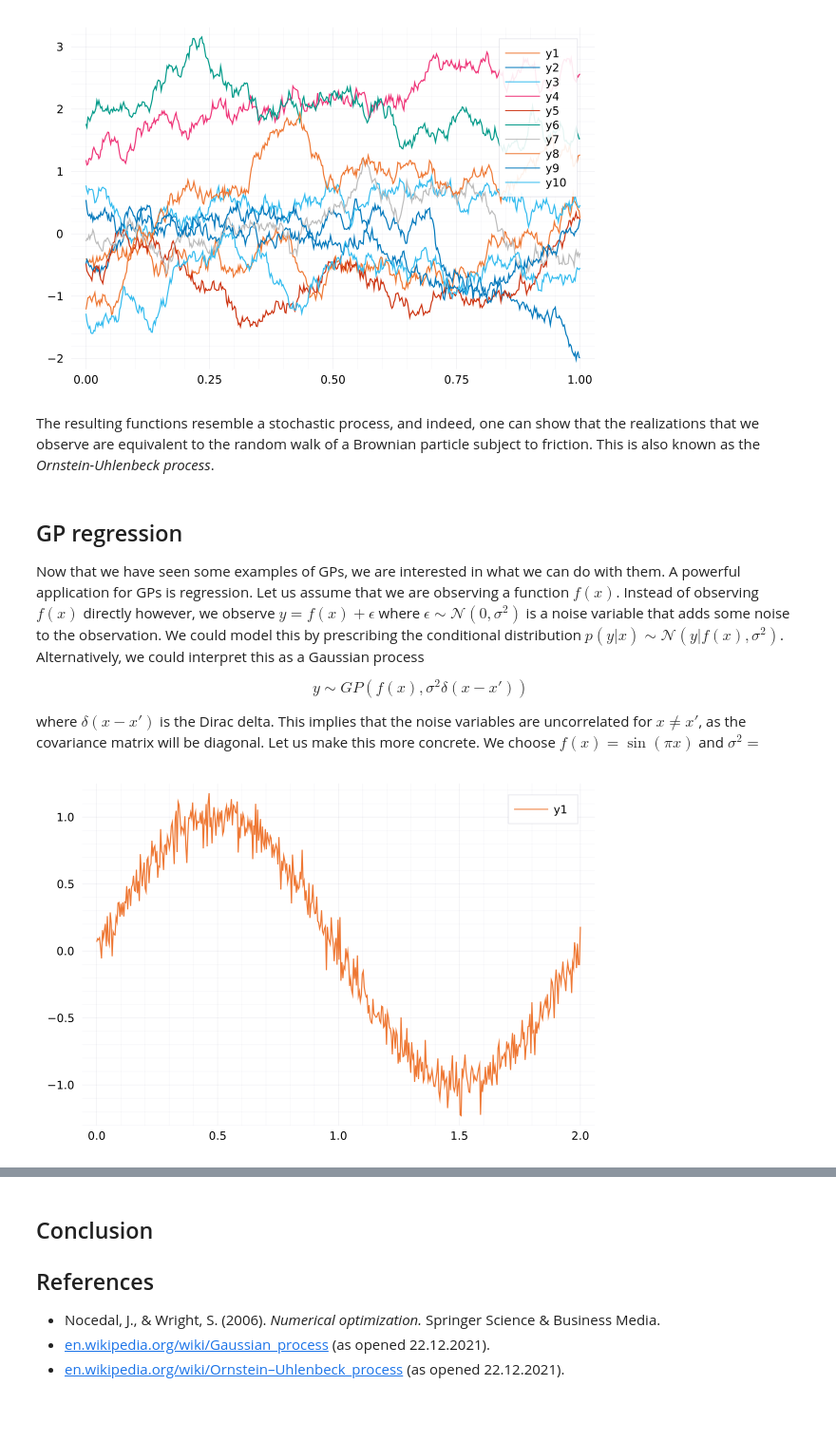
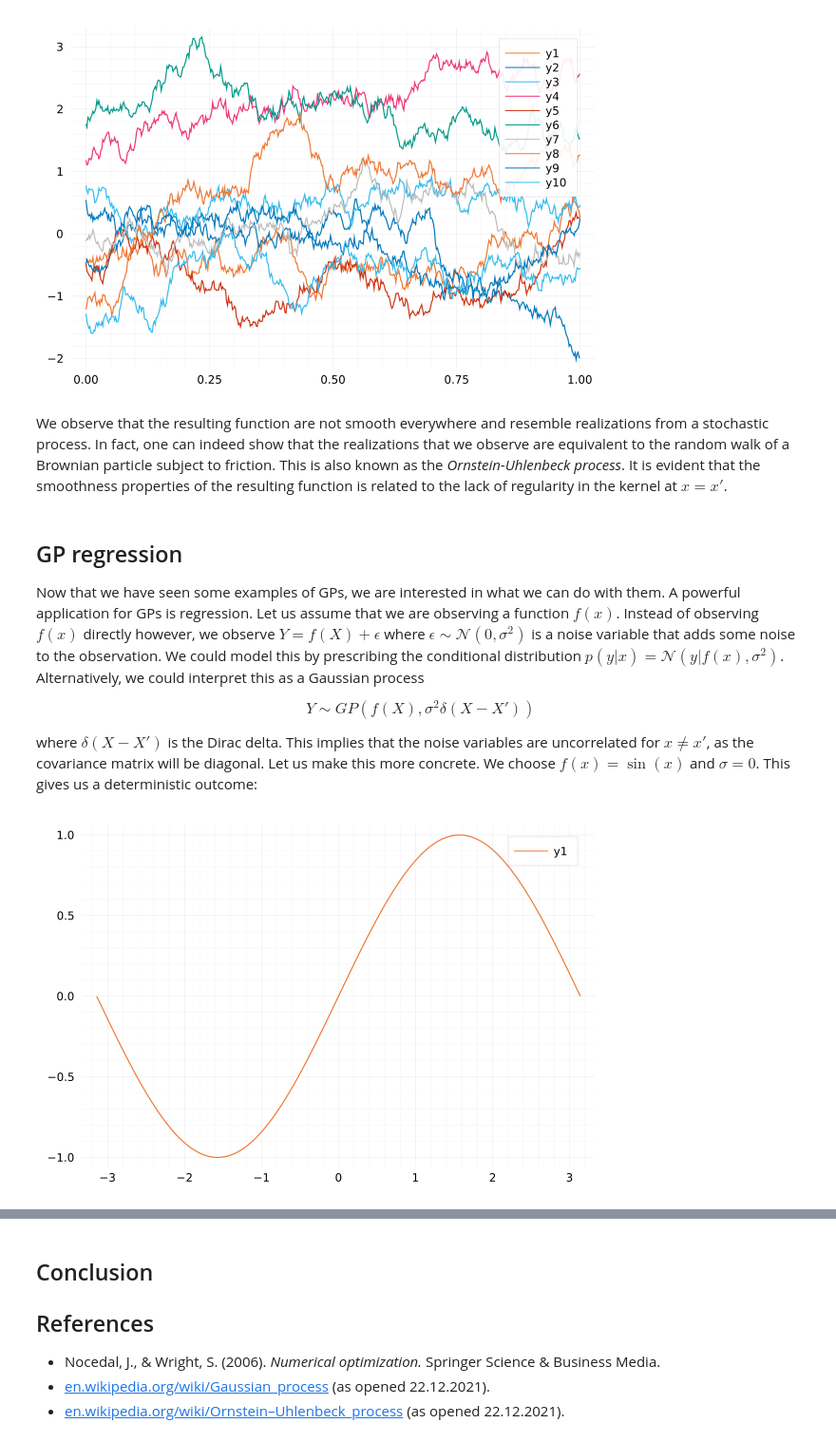
Before and after one commit to bonevbs/ml_notebooks, a Jupyter notebook: gaussian_processes.ipynb, the cells around one changed output, grey strips where cells are left out. Shown at 95% size. Drawn from its saved outputs; the diff is of its cells as text; code cells hidden in the pictures; blank space fills up the shorter version.

```diff
--- a/gaussian_processes.ipynb
+++ b/gaussian_processes.ipynb
@@ -181,21 +183,22 @@ visualize_gp_samples(zero, K, 10)
 # %% [output]
 [figure]
 # %% [markdown]
-The resulting functions resemble a stochastic process, and indeed, one can show that the realizations that we observe are equivalent to the random walk of a Brownian particle subject to friction. This is also known as the *Ornstein-Uhlenbeck process*.
+We observe that the resulting function are not smooth everywhere and resemble realizations from a stochastic process. In fact, one can indeed show that the realizations that we observe are equivalent to the random walk of a Brownian particle subject to friction. This is also known as the *Ornstein-Uhlenbeck process*. It is evident that the smoothness properties of the resulting function is related to the lack of regularity in the kernel at $x=x'$.
 # %% [markdown]
 ## GP regression
 
-Now that we have seen some examples of GPs, we are interested in what we can do with them. A powerful application for GPs is regression. Let us assume that we are observing a function $f(x)$. Instead of observing $f(x)$ directly however, we observe $y = f(x) + \epsilon$ where $\epsilon \sim \mathcal{N}(0, \sigma^2)$ is a noise variable that adds some noise to the observation. We could model this by prescribing the conditional distribution $p(y|x) \sim \mathcal{N}(y | f(x), \sigma^2)$. Alternatively, we could interpret this as a Gaussian process
+Now that we have seen some examples of GPs, we are interested in what we can do with them. A powerful application for GPs is regression. Let us assume that we are observing a function $f(x)$. Instead of observing $f(x)$ directly however, we observe $Y = f(X) + \epsilon$ where $\epsilon \sim \mathcal{N}(0, \sigma^2)$ is a noise variable that adds some noise to the observation. We could model this by prescribing the conditional distribution $p(y|x) = \mathcal{N}(y | f(x), \sigma^2)$. Alternatively, we could interpret this as a Gaussian process
 
 $$
-y \sim GP(f(x), \sigma^2 \delta(x-x'))
+Y \sim GP(f(X), \sigma^2 \delta(X-X'))
 $$
 
-where $\delta(x-x')$ is the Dirac delta. This implies that the noise variables are uncorrelated for $x \neq x'$, as the covariance matrix will be diagonal. Let us make this more concrete. We choose $f(x) = \sin (\pi x)$ and $\sigma^2 = $
+where $\delta(X-X')$ is the Dirac delta. This implies that the noise variables are uncorrelated for $x \neq x'$, as the covariance matrix will be diagonal. Let us make this more concrete. We choose $f(x) = \sin (x)$ and $\sigma = 0$. This gives us a deterministic outcome:
 # %%
-D(xa, xb; σ=0.1) = σ^2 .* [Float64(norm(a) == 0.) for a in (xa .- xb)]
+σ=0.0
+D(xa, xb; σ=1.0) = σ^2 .* [Float64(norm(a) == 0.) for a in (xa .- xb)]
 # visualize_kernel(D)
-f(x) = sin.(π * x)
-visualize_gp_samples(f, D, 1, bounds=(0,2))
+f(x) = sin.(x)
+visualize_gp_samples(f, (xa,xb)->D(xa,xb,σ=σ), 1, bounds=(-π,π))
 # %% [output]
-[figure, old version]
+[figure, new version]
```
Also changed, not shown: parts of 17 cells of this notebook.
